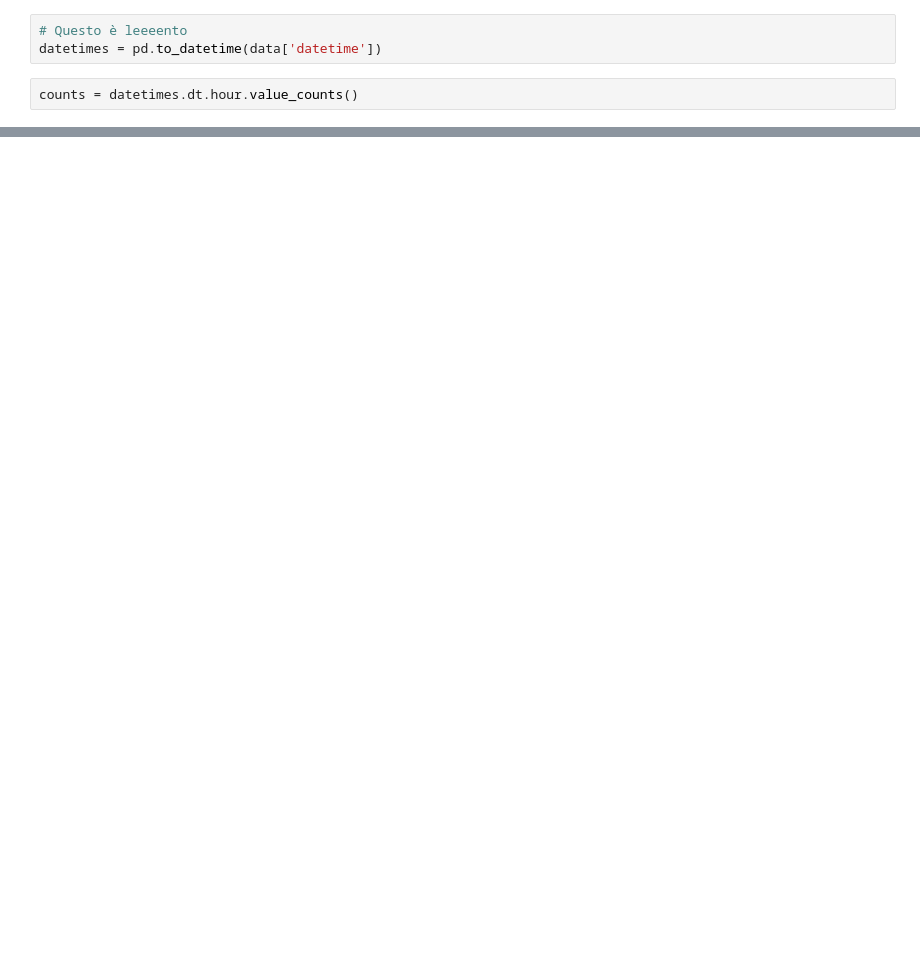
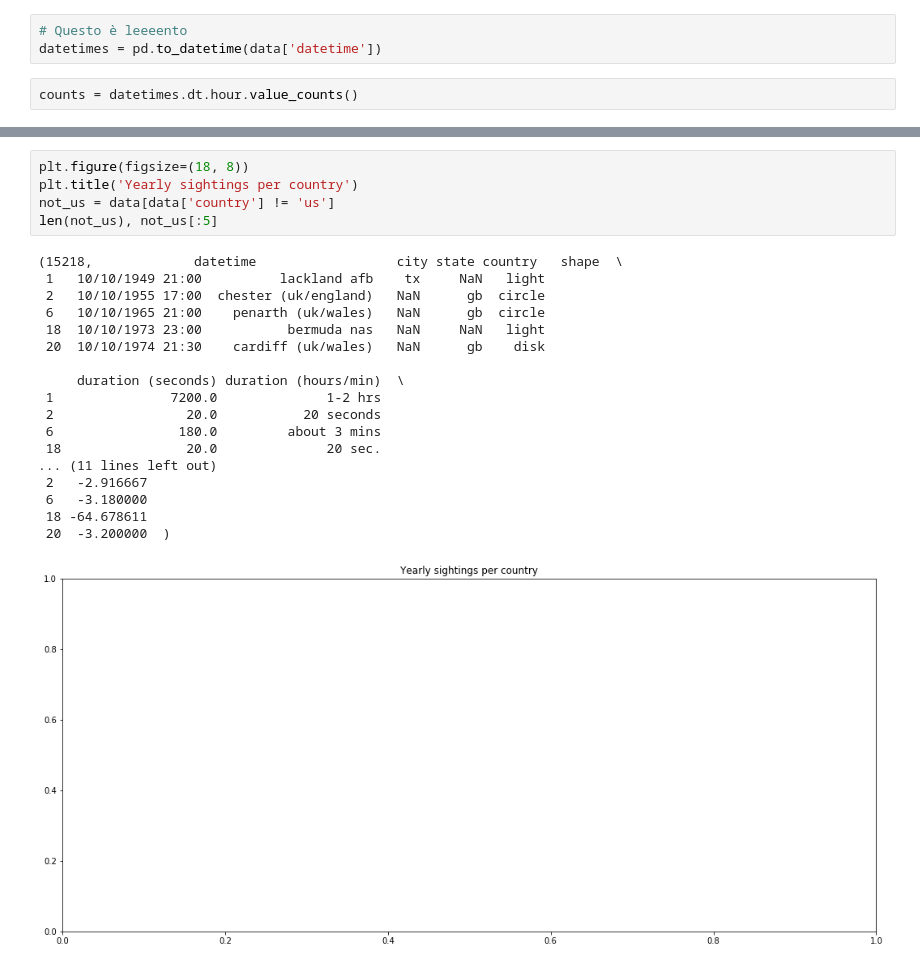
Before and after one commit to mrkct/scivis-progetto, a Jupyter notebook: ufo.ipynb, the cells around one changed output, grey strips where cells are left out. Saved outputs shown, nothing was run; the diff lists cells and outputs as text; blank space fills up the shorter version.

```diff
--- a/ufo.ipynb
+++ b/ufo.ipynb
@@ -71,0 +85,24 @@ plt.show()
+# %%
+plt.figure(figsize=(18, 8))
+plt.title('Yearly sightings per country')
+not_us = data[data['country'] != 'us']
+len(not_us), not_us[:5]
+# %% [output]
+(15218,             datetime                  city state country   shape  \
+ 1   10/10/1949 21:00          lackland afb    tx     NaN   light
+ 2   10/10/1955 17:00  chester (uk/england)   NaN      gb  circle
+ 6   10/10/1965 21:00    penarth (uk/wales)   NaN      gb  circle
+ 18  10/10/1973 23:00           bermuda nas   NaN     NaN   light
+ 20  10/10/1974 21:30    cardiff (uk/wales)   NaN      gb    disk
+
+     duration (seconds) duration (hours/min)  \
+ 1               7200.0              1-2 hrs
+ 2                 20.0           20 seconds
+ 6                180.0         about 3 mins
+ 18                20.0              20 sec.
+... (11 lines left out)
+ 2   -2.916667
+ 6   -3.180000
+ 18 -64.678611
+ 20  -3.200000  )
+[figure, added]
```
Also changed, not shown: parts of 6 cells of this notebook, 5 other files.
